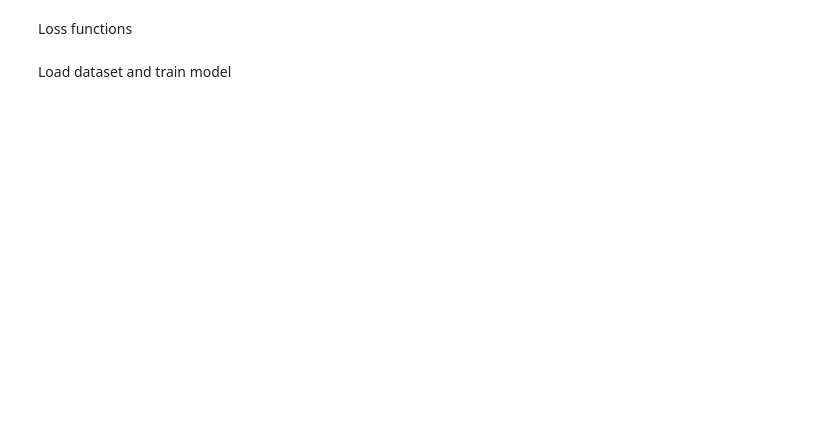
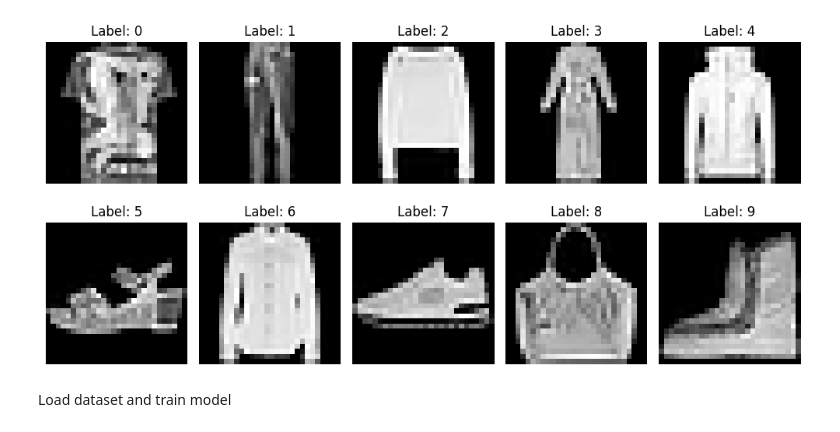
Before and after one commit to SimonIlic/WeightSpaceClassifier, a Jupyter notebook: notebooks/unlearning.ipynb, the cells around one changed output. Drawn from its saved outputs; the diff is of its cells as text; code cells hidden in the pictures; blank space fills up the shorter version.

Commit message:
- plotting improvements - use load_multi_stage_dataset dataloader - fashion mnist

```diff
--- a/notebooks/unlearning.ipynb
+++ b/notebooks/unlearning.ipynb
@@ -8,11 +8,10 @@ import pandas as pd
 
 from cnn_surgery.lenses.regressor_lens import get_regressor_lens, mse_mae
 from cnn_surgery.utils.evaluate_per_class_accuracy import evaluate_classifier, load_testset_data
-from cnn_surgery.utils.load_dataset import load_dataset
+from cnn_surgery.utils.load_dataset import load_dataset, load_multi_stage_dataset
 from cnn_surgery.utils.reconstruct_network import reconstruct_network
 
-DATASET = "mnist"
-METRICS_FILENAME = "metrics_merged.csv"
+DATASET = "fashion_mnist"
 # %%
 def test_network_accuracy(weights: np.ndarray | torch.Tensor, activation_fn):
     """
@@ -37,14 +36,27 @@ def test_network_accuracy(weights: np.ndarray | torch.Tensor, activation_fn):
 # %%
 x_test, y_test = load_testset_data(DATASET)
 
-# visualise an image of the dataset
-label = 7
-mask = y_test == label
-samples = x_test[np.argwhere(mask)]
-sample = samples[np.random.randint(len(samples))][0] # starts with a nonce dimension for some reason
-plt.imshow(sample, cmap='gray')
+# # visualise an image of the dataset
+# label = 1
+# mask = y_test == label
+# samples = x_test[np.argwhere(mask)]
+# sample = samples[np.random.randint(len(samples))][0] # starts with a nonce dimension for some reason
+# plt.imshow(sample, cmap='gray')
+
+figure, axes = plt.subplots(2, 5, figsize=(10, 5))
+for i in range(10):
+    label = i
+    mask = y_test == label
+    samples = x_test[np.argwhere(mask)]
+    sample = samples[np.random.randint(len(samples))][0] # starts with a nonce dimension for some reason
+    ax = axes[i // 5, i % 5]
+    ax.imshow(sample, cmap='gray')
+    ax.set_title(f"Label: {label}")
+    ax.axis('off')
+plt.tight_layout()
+plt.show()
+# %% [output]
+[figure, added]
-# %% [markdown]
-Loss functions
 # %% [markdown]
 Load dataset and train model
 # %%
```
Also changed, not shown: parts of 8 cells of this notebook.
